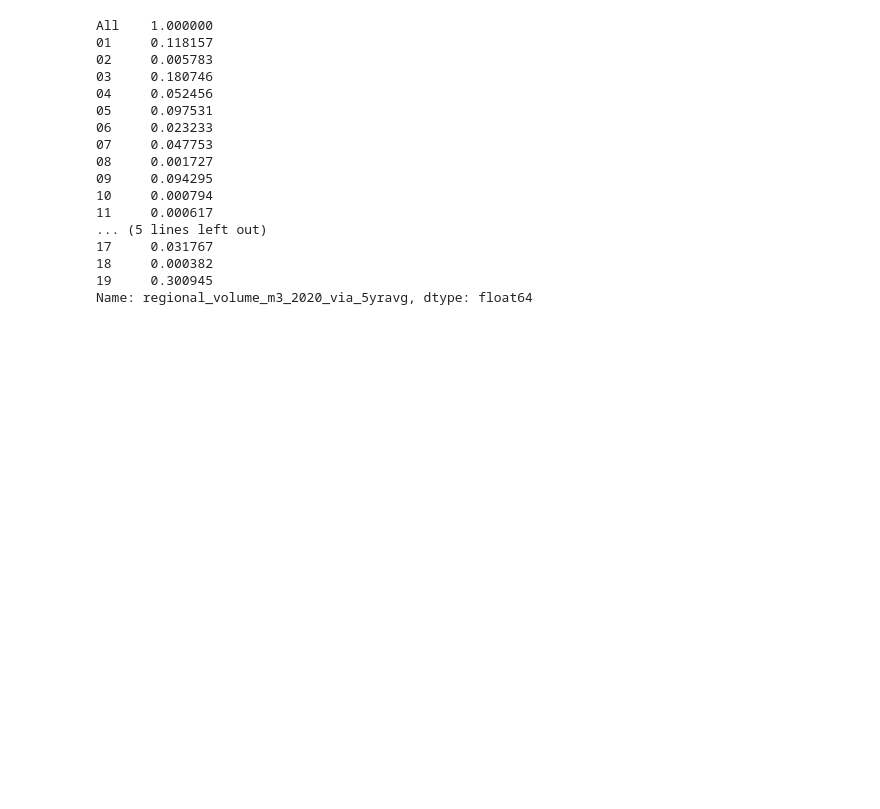
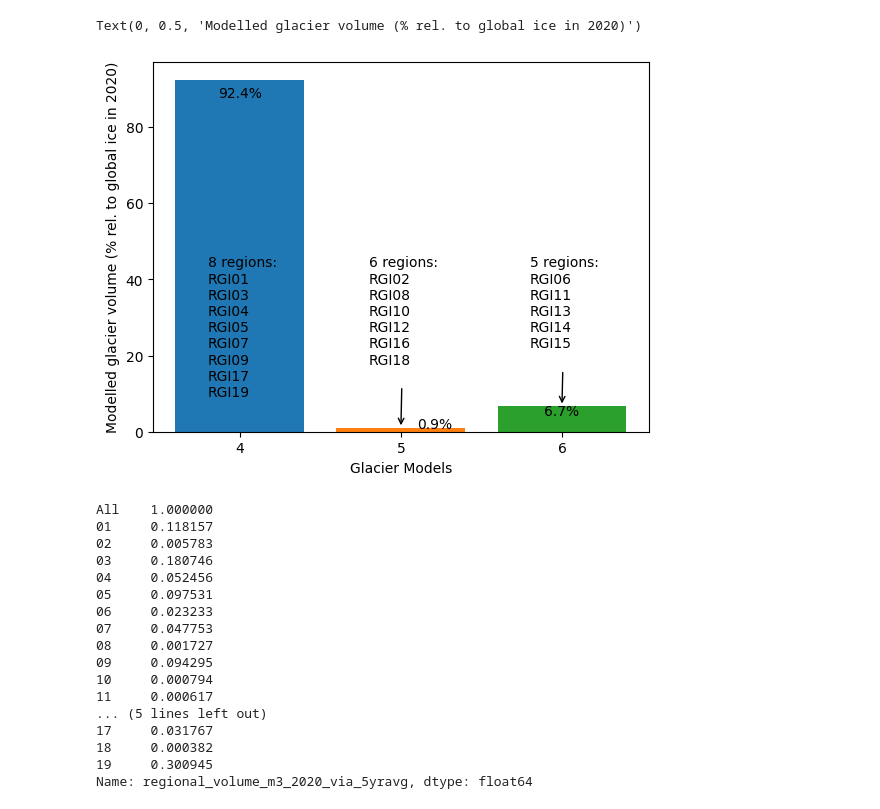
Before and after one commit to lilianschuster/GlacierMIP3, a Jupyter notebook: 2023_exploratory_analysis_notebooks/6_csv_tables_creation.ipynb, the cells around one changed output. Saved outputs shown, nothing was run; the diff lists cells and outputs as text; code cells hidden in the pictures; blank space fills up the shorter version.

Commit message:
before updating figures with comments from Feb25

```diff
--- a/2023_exploratory_analysis_notebooks/6_csv_tables_creation.ipynb
+++ b/2023_exploratory_analysis_notebooks/6_csv_tables_creation.ipynb
@@ -21,10 +22,53 @@ for m, p in zip(model_order, pal_models):
         hue_order.append(m)
 ds_reg_models = ds_reg_models.sel(model_author = hue_order)
 # %%
-df_reg_models_only_glob_models = ds_reg_models.volume_m3.isel(simulation_year=0).to_dataframe()
+df_reg_models_count_models = ds_reg_models.volume_m3.isel(simulation_year=0).to_dataframe()
 # %%
-df_reg_models_only_glob_models_count = (df_reg_models_only_glob_models.reset_index().dropna().groupby('rgi_reg').count()/80)['model_author']
-reg_w_only_glob_models = df_reg_models_only_glob_models_count.loc[df_reg_models_only_glob_models_count.values == 4].index
+df_reg_models_count_models = (df_reg_models_count_models.reset_index().dropna().groupby('rgi_reg').count()/80)['model_author']
+reg_w_only_glob_models = df_reg_models_count_models.loc[df_reg_models_count_models.values == 4].index
+reg_w_5_models = df_reg_models_count_models.loc[df_reg_models_count_models.values == 5].index
+reg_w_6_models = df_reg_models_count_models.loc[df_reg_models_count_models.values == 6].index
+# %%
+perc_rel_2020_glob_models = 100*df.loc[reg_w_only_glob_models].sum()['regional_volume_m3_2020_via_5yravg'] /df.loc['All','regional_volume_m3_2020_via_5yravg']
+perc_rel_2020_5_models = 100*df.loc[reg_w_5_models].sum()['regional_volume_m3_2020_via_5yravg'] /df.loc['All','regional_volume_m3_2020_via_5yravg']
+perc_rel_2020_6_models = 100*df.loc[reg_w_6_models].sum()['regional_volume_m3_2020_via_5yravg'] /df.loc['All','regional_volume_m3_2020_via_5yravg']
+# %%
+plt.bar(4, perc_rel_2020_glob_models)
+reg_w_only_glob_models_str =  f'{len(reg_w_only_glob_models)} regions:\n'
+for r in reg_w_only_glob_models:
+    reg_w_only_glob_models_str += f'RGI{r}\n'
+plt.annotate(reg_w_only_glob_models_str, (3.8, perc_rel_2020_glob_models*0.5),
+            verticalalignment = 'top')
+plt.text(4, perc_rel_2020_glob_models*0.95,f'{perc_rel_2020_glob_models.round(1)}%', horizontalalignment='center')
+
+
+
+plt.bar(5, perc_rel_2020_5_models)
+reg_w_5_models_str = f'{len(reg_w_5_models)} regions:\n'
+for r in reg_w_5_models:
+    reg_w_5_models_str += f'RGI{r}\n'
+plt.annotate(reg_w_5_models_str, xytext=(4.8, perc_rel_2020_glob_models*0.5),
+             xy=(5, perc_rel_2020_5_models),
+             arrowprops={'arrowstyle' :'->'},
+            verticalalignment = 'top')
+plt.text(5.1, perc_rel_2020_5_models*1.1,f'{perc_rel_2020_5_models.round(1)}%')
+
+plt.bar(6, perc_rel_2020_6_models)
+reg_w_6_models_str = f'{len(reg_w_6_models)} regions:\n'
+for r in reg_w_6_models:
+    reg_w_6_models_str += f'RGI{r}\n'
+plt.annotate(reg_w_6_models_str, xytext=(5.8, perc_rel_2020_glob_models*0.5),
+             xy=(6, perc_rel_2020_6_models),
+             arrowprops={'arrowstyle' :'->'},
+            verticalalignment = 'top')
+plt.text(6, perc_rel_2020_6_models*0.65,f'{perc_rel_2020_6_models.round(1)}%', horizontalalignment='center')
+
+plt.xticks([4,5,6])
+plt.xlabel('Glacier Models')
+plt.ylabel('Modelled glacier volume (% rel. to global ice in 2020)')
+# %% [output]
+Text(0, 0.5, 'Modelled glacier volume (% rel. to global ice in 2020)')
+[figure, added]
 # %%
 df['regional_volume_m3_2020_via_5yravg']/df.loc['All','regional_volume_m3_2020_via_5yravg']
 # %% [output]
```
Also changed, not shown: parts of 2 cells of this notebook, 40 other files.
